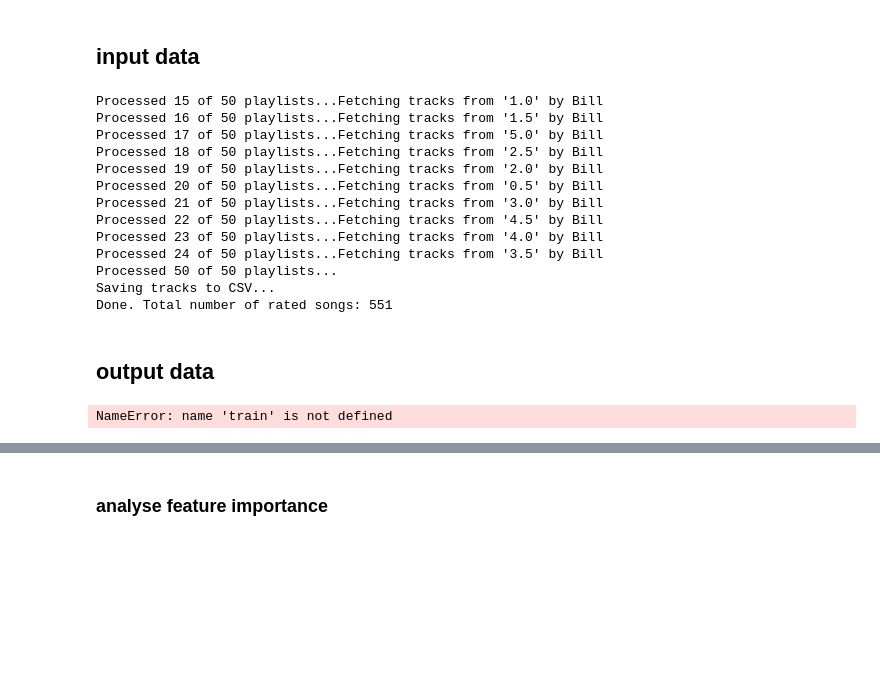
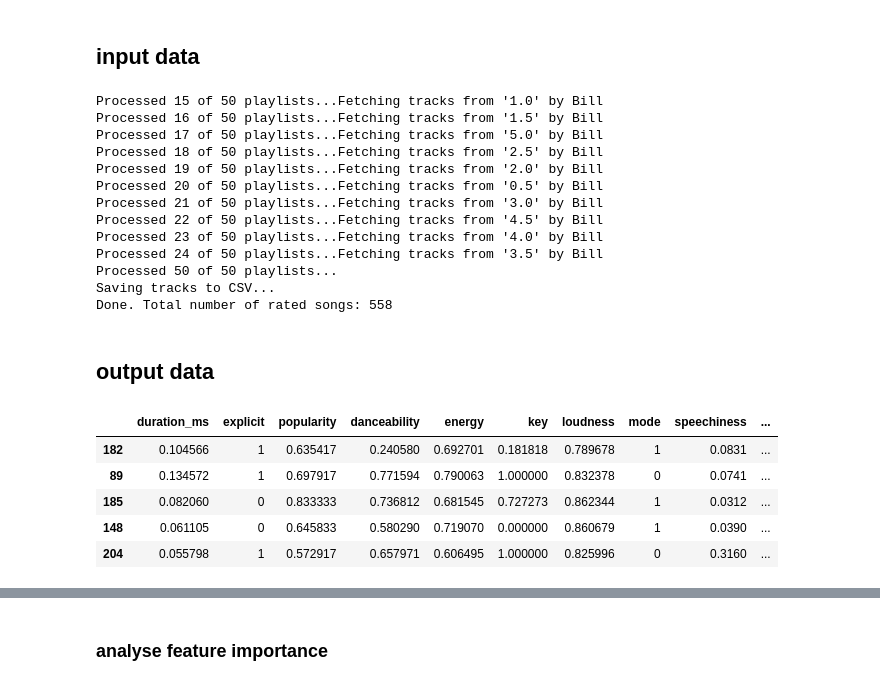
Before and after one commit to brimell/spicetify-star-ratings, a Jupyter notebook: ai/random_forest_analysis.ipynb, the cells around one changed output, grey strips where cells are left out. Cells and saved outputs as stored; diff of their text form; code cells hidden in the pictures; blank space fills up the shorter version.

```diff
--- a/ai/random_forest_analysis.ipynb
+++ b/ai/random_forest_analysis.ipynb
@@ -41,8 +41,8 @@ df = pd.DataFrame(tracks)
 
 # Select columns to keep
 columns_to_keep = [
-    "album",
-    "artists",
+    # "album",
+    # "artists",
     "duration_ms",
     "explicit",
     "popularity",
@@ -62,6 +62,12 @@ columns_to_keep = [
 ]
 df = df[columns_to_keep]
 
+# change each album column to album['id']
+# df['album'] = df['album'].apply(lambda x: x['id'])
+
+# change each artist column to the id of the first artist
+# df['artists'] = df['artists'].apply(lambda x: x[0]['id'])
+
 # save tracks to csv
 print('\nSaving tracks to CSV...')
 
@@ -86,55 +92,56 @@ Processed 23 of 50 playlists...Fetching tracks from '4.0' by Bill
 Processed 24 of 50 playlists...Fetching tracks from '3.5' by Bill
 Processed 50 of 50 playlists...
 Saving tracks to CSV...
-Done. Total number of rated songs: 551
+Done. Total number of rated songs: 558
 # %% [markdown]
 ## output data
 # %%
 import pandas as pd
 from sklearn.model_selection import train_test_split
 from sklearn.ensemble import RandomForestRegressor
 from sklearn.metrics import mean_squared_error, mean_absolute_error, r2_score
 
 # Load data
 try:
     tracks_df = pd.read_csv('rated.csv')
 except FileNotFoundError:
     print("Error: 'rated.csv' not found.")
     exit()
 
 # Preprocess data
+tracks_df.drop('Unnamed: 0', axis=1, inplace=True)  # Drop the first column (the index)
+tracks_df = tracks_df.sample(frac=1).reset_index(drop=True) # Shuffle the data
 tracks_df.dropna(inplace=True)  # Drop rows with missing values
 tracks_df = pd.get_dummies(tracks_df)  # One-hot encode categorical data
+
+
+# Normalize numeric columns
+numeric_columns = ['duration_ms', 'popularity', 'danceability', 'energy', "loudness", "tempo", "time_signature", "key"]  # Specify your numeric columns
+tracks_df[numeric_columns] = (tracks_df[numeric_columns] - tracks_df[numeric_columns].min()) / (tracks_df[numeric_columns].max() - tracks_df[numeric_columns].min())
+
+# Convert boolean columns to int
+boolean_columns = []
+for column in tracks_df.columns:
+    if tracks_df[column].dtype == 'bool':
+        boolean_columns.append(column)
+
+tracks_df[boolean_columns] = tracks_df[boolean_columns].astype(int)
+
 
 # Define your target variable
 target_column = 'rating'  # Replace this with the column that represents the rating of a track
 
 # Split data into features (X) and target variable (y)
 X = tracks_df.drop(target_column, axis=1)
 y = tracks_df[target_column]
 
 # Split data into training and test sets
 X_train, X_test, y_train, y_test = train_test_split(X, y, test_size=0.2, random_state=42)
-print(X_train, X_test, y_train, y_test)
-# Define hyperparameters
-n_estimators = 100
-max_depth = 10
-min_samples_split = 2
-
-# Define and train the model with editable hyperparameters
-rf = RandomForestRegressor(n_estimators=n_estimators, max_depth=max_depth, min_samples_split=min_samples_split, random_state=42)
-rf.fit(X_train, y_train)
-
-# Make predictions
-predictions = rf.predict(X_test)
-
-# Evaluate model
-mae = mean_absolute_error(y_test, predictions)
-mse = mean_squared_error(y_test, predictions)
-r2 = r2_score(y_test, predictions)
-
-print(f'Mean Absolute Error (MAE): {mae}')
-print(f'Mean Squared Error (MSE): {mse}')
-print(f'R-squared (R2 Score): {r2}')
+X_train.head()
 # %% [output]
-NameError: name 'train' is not defined
+|  | duration_ms | explicit | popularity | danceability | energy | key | loudness | mode | speechiness | ... |
+| 182 | 0.104566 | 1 | 0.635417 | 0.240580 | 0.692701 | 0.181818 | 0.789678 | 1 | 0.0831 | ... |
+| 89 | 0.134572 | 1 | 0.697917 | 0.771594 | 0.790063 | 1.000000 | 0.832378 | 0 | 0.0741 | ... |
+| 185 | 0.082060 | 0 | 0.833333 | 0.736812 | 0.681545 | 0.727273 | 0.862344 | 1 | 0.0312 | ... |
+| 148 | 0.061105 | 0 | 0.645833 | 0.580290 | 0.719070 | 0.000000 | 0.860679 | 1 | 0.0390 | ... |
+| 204 | 0.055798 | 1 | 0.572917 | 0.657971 | 0.606495 | 1.000000 | 0.825996 | 0 | 0.3160 | ... |
```
Also changed, not shown: parts of 9 cells of this notebook, 2 other files.
